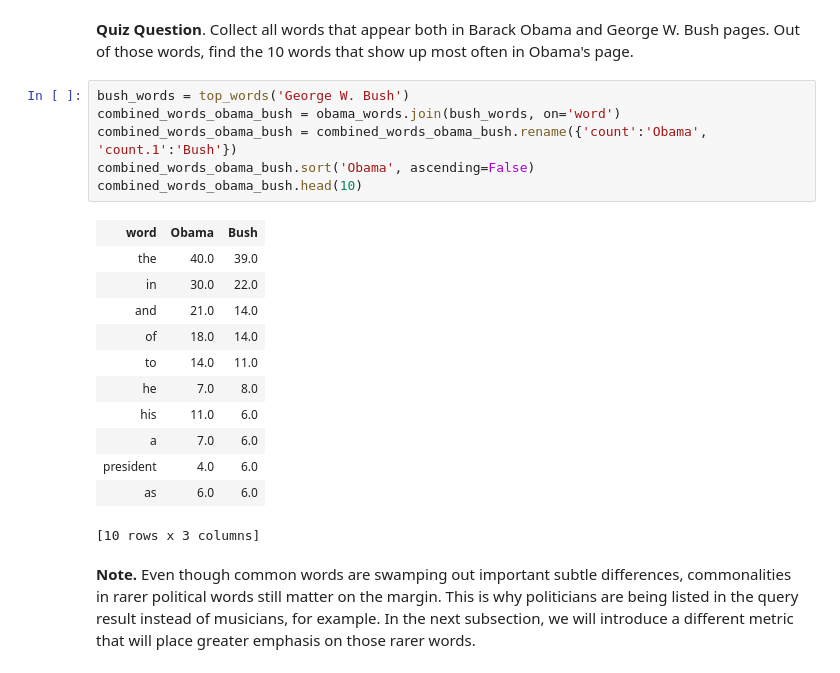
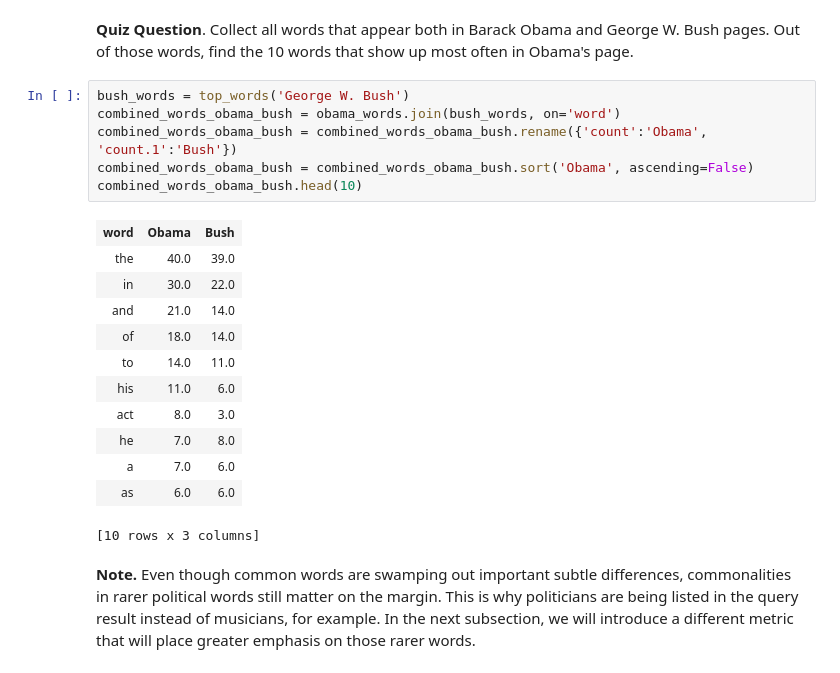
Before and after one commit to juanhenao21/machine_learning, a Jupyter notebook: 04_machine_learning_clustering_and_retrieval/week_2/quiz_01.ipynb, the cells around one changed output. Cells and saved outputs as stored; diff of their text form.

```diff
--- a/04_machine_learning_clustering_and_retrieval/week_2/quiz_01.ipynb
+++ b/04_machine_learning_clustering_and_retrieval/week_2/quiz_01.ipynb
@@ -279,20 +279,20 @@ Distance Biden - Bush : 32.757
 # %%
 bush_words = top_words('George W. Bush')
 combined_words_obama_bush = obama_words.join(bush_words, on='word')
 combined_words_obama_bush = combined_words_obama_bush.rename({'count':'Obama', 'count.1':'Bush'})
-combined_words_obama_bush.sort('Obama', ascending=False)
+combined_words_obama_bush = combined_words_obama_bush.sort('Obama', ascending=False)
 combined_words_obama_bush.head(10)
 # %% [output]
 | word | Obama | Bush |
 | the | 40.0 | 39.0 |
 | in | 30.0 | 22.0 |
 | and | 21.0 | 14.0 |
 | of | 18.0 | 14.0 |
 | to | 14.0 | 11.0 |
+| his | 11.0 | 6.0 |
+| act | 8.0 | 3.0 |
 | he | 7.0 | 8.0 |
-| his | 11.0 | 6.0 |
 | a | 7.0 | 6.0 |
-| president | 4.0 | 6.0 |
 | as | 6.0 | 6.0 |
 [10 rows x 3 columns]
 # %% [markdown]
```
Also changed, not shown: parts of 23 cells of this notebook.
